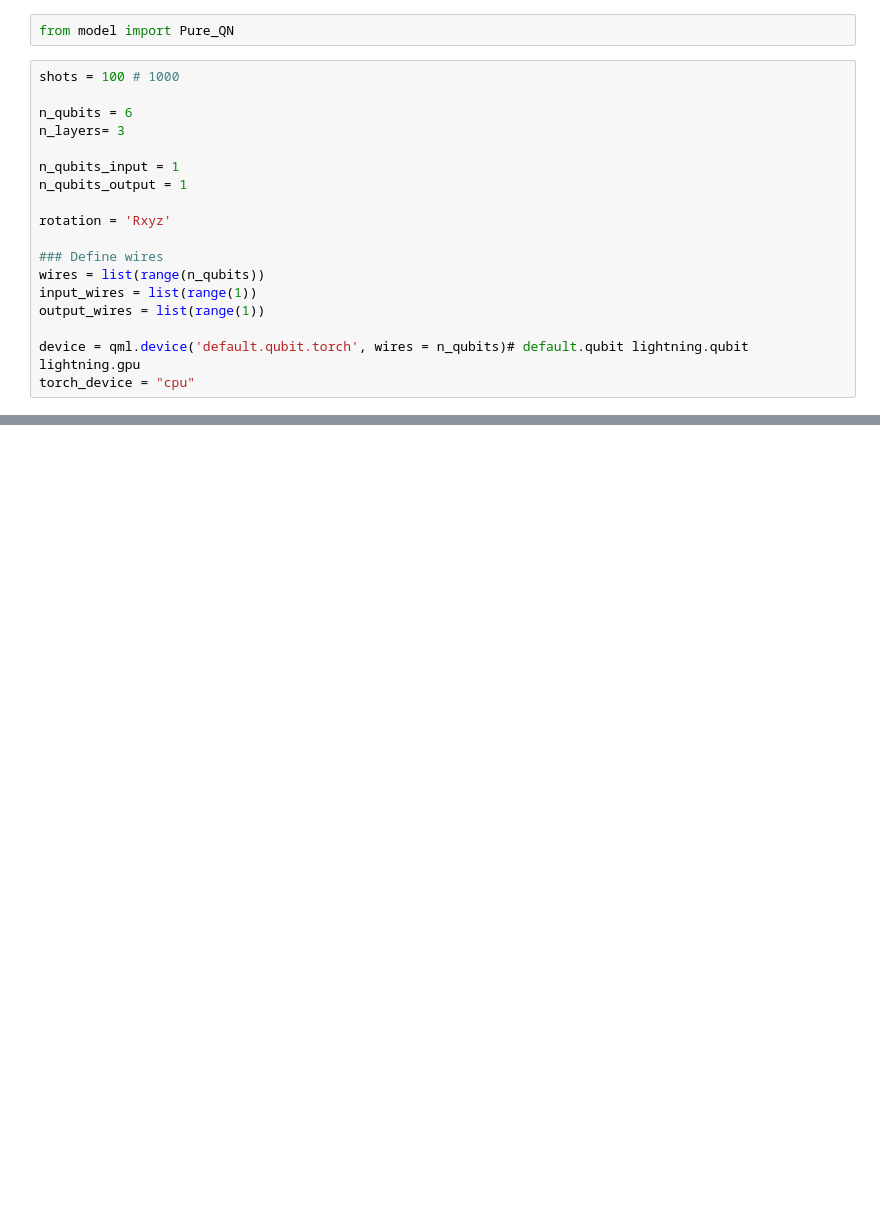
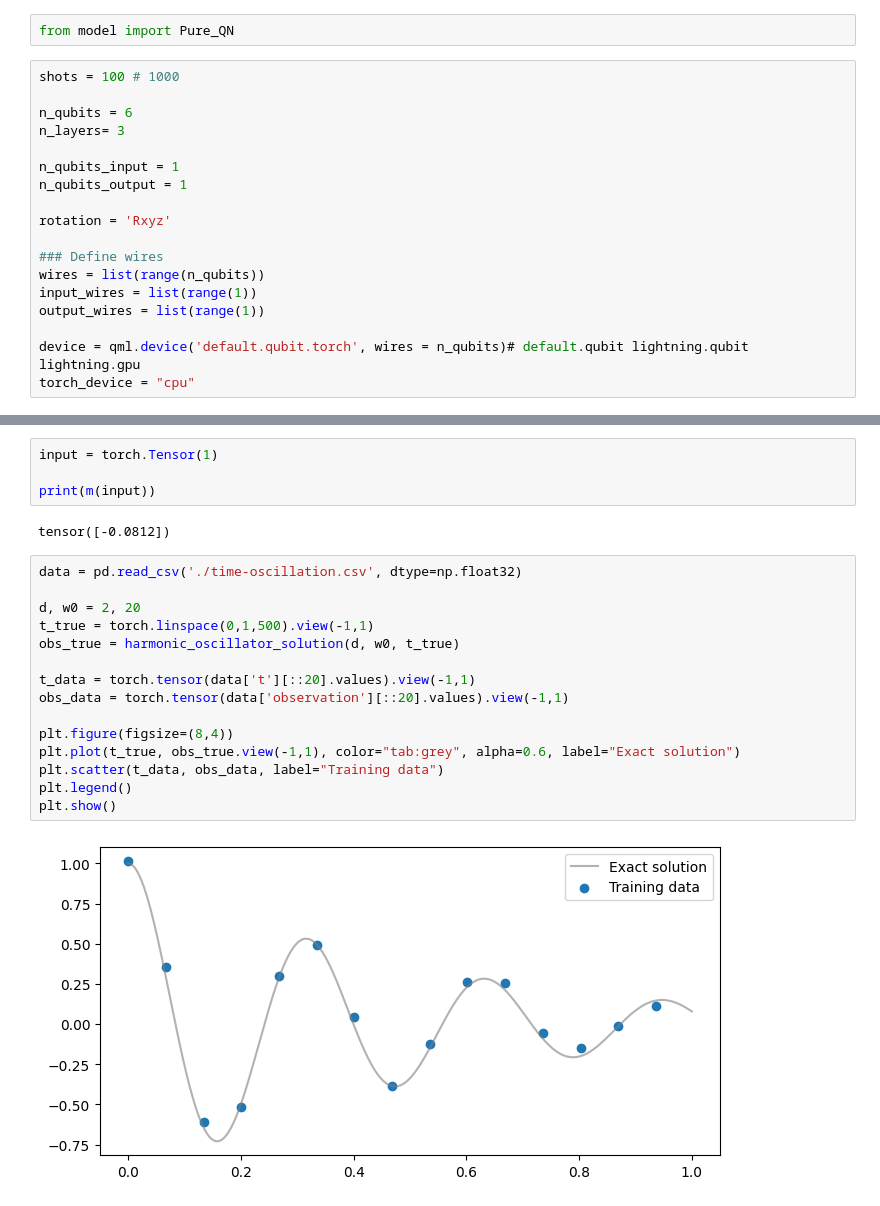
Before and after one commit to NNCT2904/harmonic-oscillator-pinn, a Jupyter notebook: playground.ipynb, the cells around one changed output, grey strips where cells are left out. Cells and saved outputs as stored; diff of their text form; blank space fills up the shorter version.

```diff
--- a/playground.ipynb
+++ b/playground.ipynb
@@ -128,0 +140,23 @@ pure_qc = Pure_QN(
+# %%
+input = torch.Tensor(1)
+
+print(m(input))
+# %% [output]
+tensor([-0.0812])
+# %%
+data = pd.read_csv('./time-oscillation.csv', dtype=np.float32)
+
+d, w0 = 2, 20
+t_true = torch.linspace(0,1,500).view(-1,1)
+obs_true = harmonic_oscillator_solution(d, w0, t_true)
+
+t_data = torch.tensor(data['t'][::20].values).view(-1,1)
+obs_data = torch.tensor(data['observation'][::20].values).view(-1,1)
+
+plt.figure(figsize=(8,4))
+plt.plot(t_true, obs_true.view(-1,1), color="tab:grey", alpha=0.6, label="Exact solution")
+plt.scatter(t_data, obs_data, label="Training data")
+plt.legend()
+plt.show()
+# %% [output]
+[figure, added]
```
Also changed, not shown: parts of 8 cells of this notebook, 4 other files.
